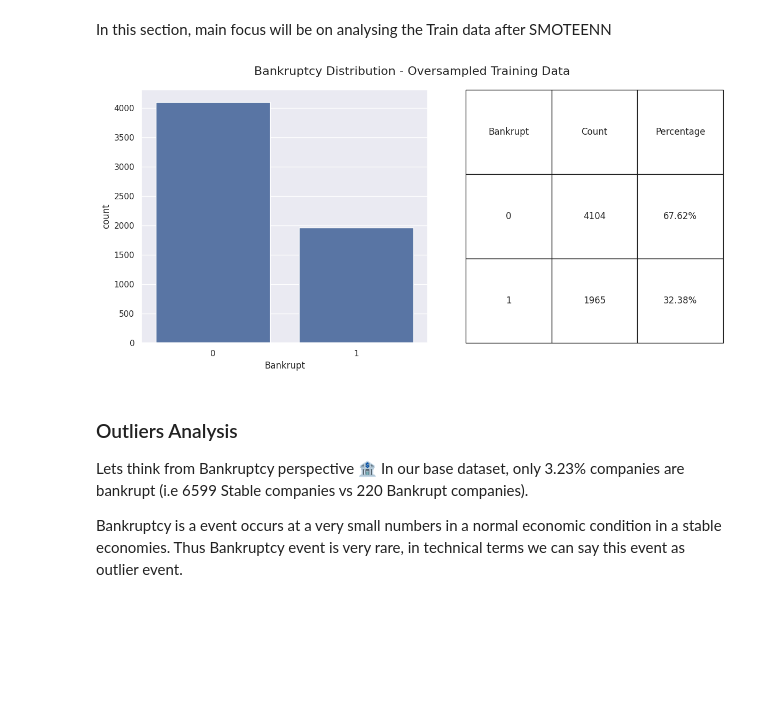
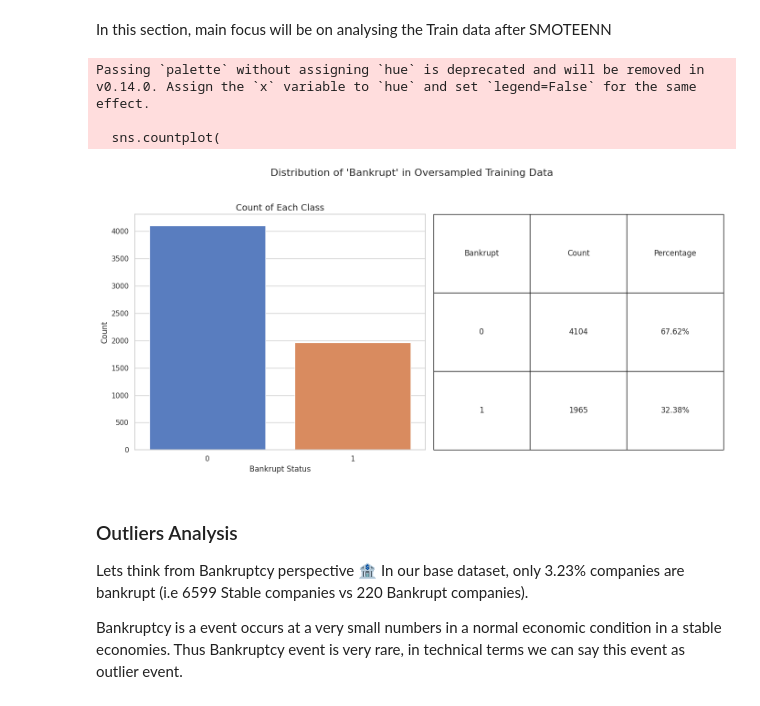
Before and after one commit to perryfalcon0410/Bankruptcy-Analysis, a Jupyter notebook: Bankruptcy_Analysis.ipynb, the cells around one changed output. Drawn from its saved outputs; the diff is of its cells as text; code cells hidden in the pictures; blank space fills up the shorter version.

```diff
--- a/Bankruptcy_Analysis.ipynb
+++ b/Bankruptcy_Analysis.ipynb
@@ -730,40 +733,50 @@ del X_train_oversampled, y_train_oversampled
 # %% [markdown]
 In this section, main focus will be on analysing the Train data after SMOTEENN
 # %%
-# Calculate counts and percentages of Bankrupt column
-count_df = train_os_df['Bankrupt'].value_counts().reset_index()
-count_df.columns = ['Bankrupt', 'Count']
-count_df['Percentage'] = (count_df['Count'] / len(train_os_df)) * 100
-count_df['Percentage'] = count_df['Percentage'].round(2).astype(str) + "%"
+# Calculate the distribution of the target column
+bankruptcy_summary = train_os_df['Bankrupt'].value_counts().reset_index()
+bankruptcy_summary.columns = ['Bankrupt', 'Count']
+bankruptcy_summary['Percentage'] = ((bankruptcy_summary['Count'] / len(train_os_df)) * 100).round(2).astype(str) + "%"
 
-# Set the visual style for the plot
-sns.set(style="darkgrid")
+# Set up the visualization style
+sns.set_theme(style="whitegrid")
 
-# Create the figure for the countplot and table
-plt.figure(figsize=(12, 6))
+# Create the figure for the plot and summary table
+fig, axes = plt.subplots(1, 2, figsize=(14, 7))
+fig.suptitle("Distribution of 'Bankrupt' in Oversampled Training Data", fontsize=16)
 
-# Plot the countplot
-plt.subplot(1, 2, 1)
-sns.countplot(x='Bankrupt', data=train_os_df, order=["0", "1"])
+# Left: Plot the distribution as a countplot
+sns.countplot(
+    x='Bankrupt',
+    data=train_os_df,
+    ax=axes[0],
+    order=["0", "1"],
+    palette='muted'
+)
+axes[0].set_title('Count of Each Class', fontsize=14)
+axes[0].set_xlabel('Bankrupt Status', fontsize=12)
+axes[0].set_ylabel('Count', fontsize=12)
 
-# Create a table with counts and percentages
-plt.subplot(1, 2, 2)
-table_ax = plt.gca()
-table_ax.axis('off')  # Hide axis for the table
-table_ax.table(cellText=count_df.values,
-               colLabels=count_df.columns,
-               cellLoc='center',
-               loc='center',
-               bbox=[0.1, 0, 0.9, 1])  # Adjust table position
+# Right: Add a summary table
+axes[1].axis('off')  # Hide axes for the table
+table = axes[1].table(
+    cellText=bankruptcy_summary.values,
+    colLabels=bankruptcy_summary.columns,
+    cellLoc='center',
+    loc='center',
+    bbox=[0, 0, 1, 1]
+)
+table.auto_set_font_size(False)
+table.set_fontsize(12)
 
-# Set the title for the entire figure
-plt.suptitle('Bankruptcy Distribution - Oversampled Training Data', fontsize=16)
-
-# Display the plot
-plt.tight_layout()
+# Adjust layout for clarity
+plt.tight_layout(rect=[0, 0, 1, 0.95])
 plt.show()
 # %% [output]
+Passing `palette` without assigning `hue` is deprecated and will be removed in v0.14.0. Assign the `x` variable to `hue` and set `legend=False` for the same effect.
+
+  sns.countplot(
-[figure, old version]
+[figure, new version]
 # %% [markdown]
 ### Outliers Analysis
 
```
Also changed, not shown: parts of 23 cells of this notebook.
